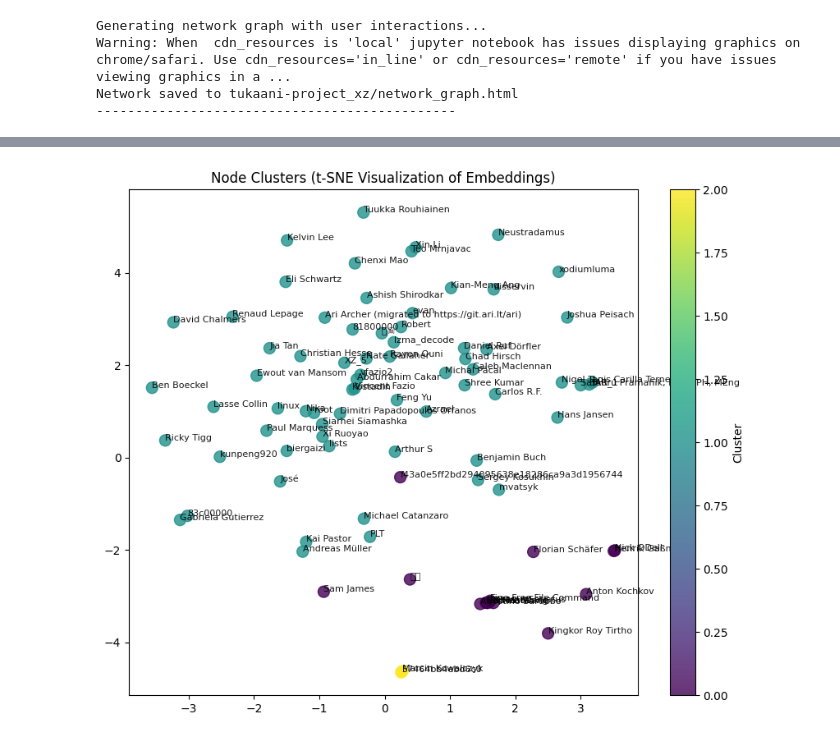
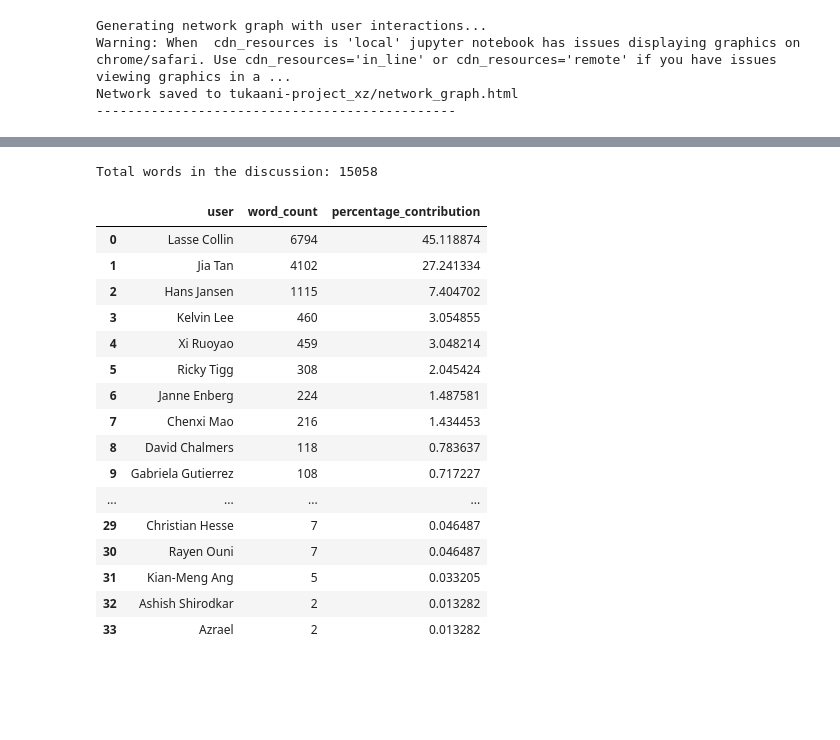
Before and after one commit to SaltyfishQAQQ/FORCOLAB_oss_security, a Jupyter notebook: integrated_scripts/integrated_scripts.ipynb, the cells around one changed output, grey strips where cells are left out. Drawn from its saved outputs; the diff is of its cells as text; code cells hidden in the pictures; blank space fills up the shorter version.

```diff
--- a/integrated_scripts/integrated_scripts.ipynb
+++ b/integrated_scripts/integrated_scripts.ipynb
@@ -73,11 +58,0 @@ graph_embeddings
-# %%
-# Step 3: Calculate node embeddings
-node_embeddings = embedder.calculate_node_embeddings(graph[0])  # No relabeling for Node2Vec
-
-# Step 4: Perform clustering
-node_clusters, embeddings, labels, node_list = embedder.cluster_node_embeddings(node_embeddings, clusters=3)
-
-# Step 5: Visualize clusters with original names
-embedder.visualize_clusters(embeddings, labels, node_list, int_to_node=int_to_node)
-# %% [output]
-[figure, removed]
@@ -83,0 +191,22 @@ embedder.visualize_clusters(embeddings, labels, node_list, int_to_node=int_to_no
+# %%
+word_contribution = calculate_user_word_contribution(user_interactions)
+word_contribution
+# %% [output]
+Total words in the discussion: 15058
+|  | user | word_count | percentage_contribution |
+| 0 | Lasse Collin | 6794 | 45.118874 |
+| 1 | Jia Tan | 4102 | 27.241334 |
+| 2 | Hans Jansen | 1115 | 7.404702 |
+| 3 | Kelvin Lee | 460 | 3.054855 |
+| 4 | Xi Ruoyao | 459 | 3.048214 |
+| 5 | Ricky Tigg | 308 | 2.045424 |
+| 6 | Janne Enberg | 224 | 1.487581 |
+| 7 | Chenxi Mao | 216 | 1.434453 |
+| 8 | David Chalmers | 118 | 0.783637 |
+| 9 | Gabriela Gutierrez | 108 | 0.717227 |
+| ... | ... | ... | ... |
+| 29 | Christian Hesse | 7 | 0.046487 |
+| 30 | Rayen Ouni | 7 | 0.046487 |
+| 31 | Kian-Meng Ang | 5 | 0.033205 |
+| 32 | Ashish Shirodkar | 2 | 0.013282 |
+| 33 | Azrael | 2 | 0.013282 |
```
Also changed, not shown: parts of 10 cells of this notebook, 1 other file.
